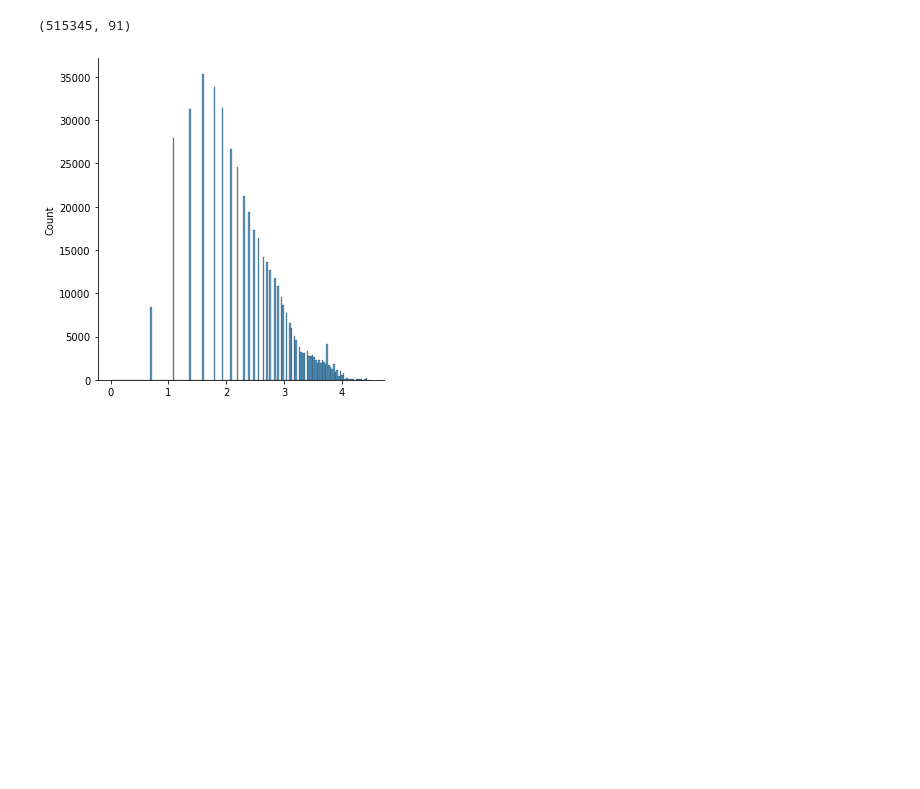
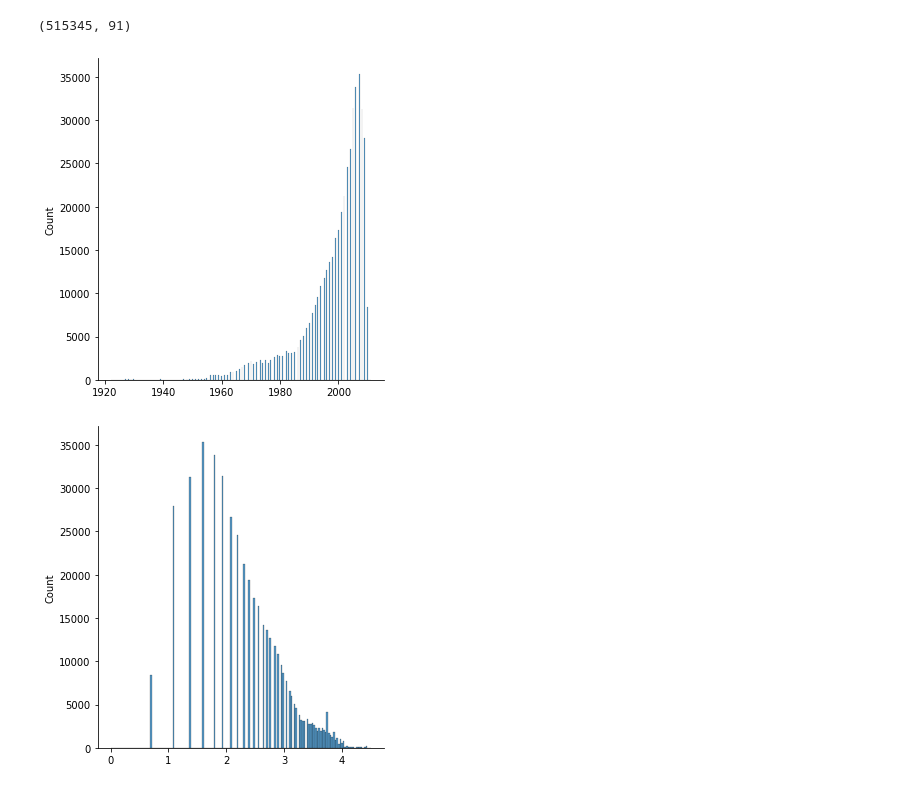
Before and after one commit to godatadriven/piven, a Jupyter notebook: notebooks/year_prediction_msd.ipynb, the cells around one changed output. Saved outputs shown, nothing was run; the diff lists cells and outputs as text; code cells hidden in the pictures; blank space fills up the shorter version.

```diff
--- a/notebooks/year_prediction_msd.ipynb
+++ b/notebooks/year_prediction_msd.ipynb
@@ -38,5 +55,10 @@ train_y = train.year.values
 test_y = test.year.values
 train_x = train.iloc[:, 1:].values
 test_x = test.iloc[:, 1:].values
+# %%
+sns.displot(train_y)
+plt.show()
+# %% [output]
+[figure, added]
 # %%
 # Transform outcome variable (left-skewed)
```
Also changed, not shown: parts of 24 cells of this notebook, 1 other file.
